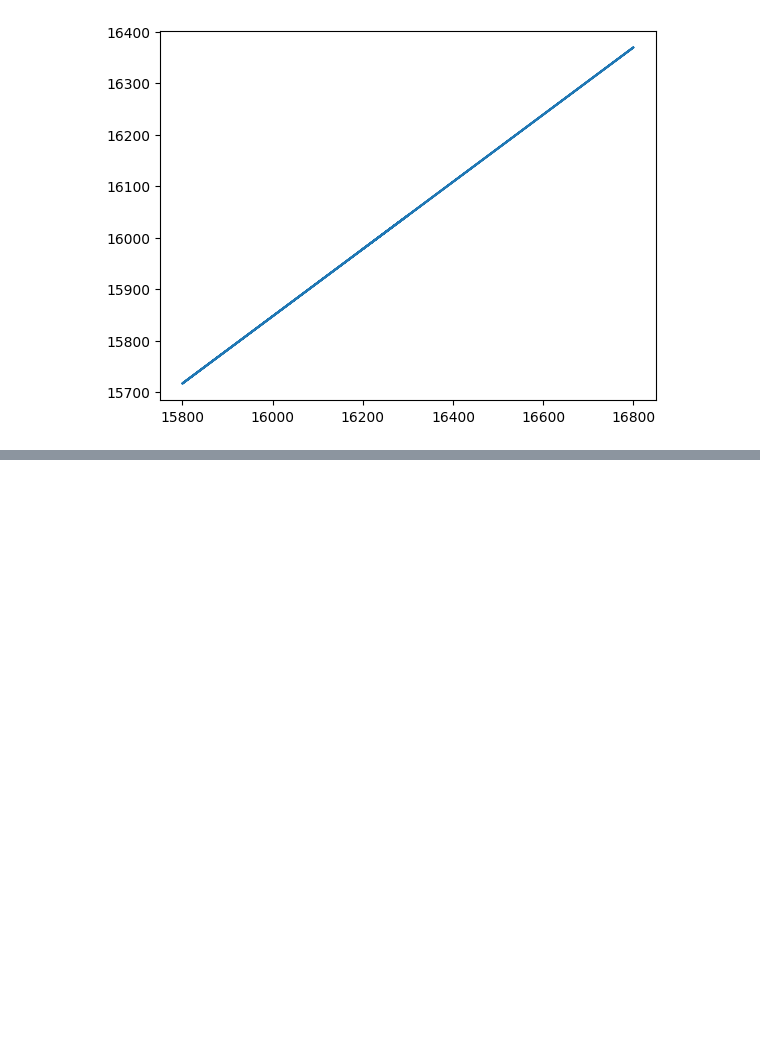
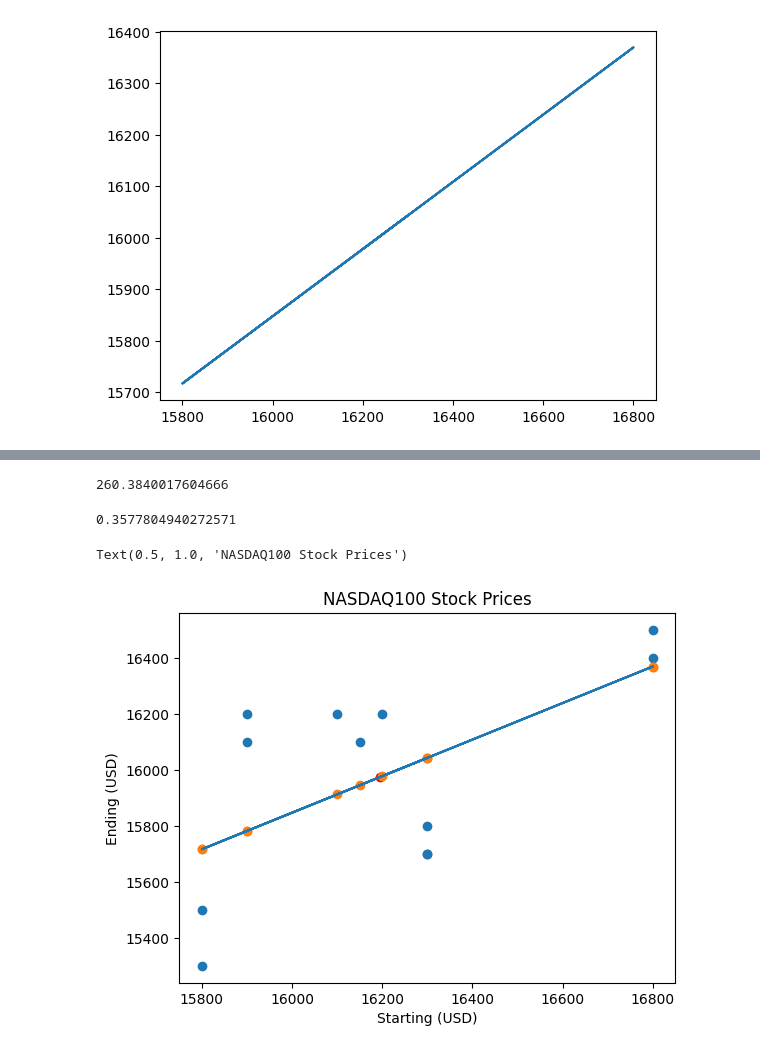
Before and after one commit to asadullahislam/Machine_Learning, a Jupyter notebook: Linear_Regression.ipynb, the cells around one changed output, grey strips where cells are left out. Cells and saved outputs as stored; diff of their text form; code cells hidden in the pictures; blank space fills up the shorter version.

```diff
--- a/Linear_Regression.ipynb
+++ b/Linear_Regression.ipynb
@@ -174,0 +177,2 @@ plt.plot(x, reg.predict(x))
+# %%
+df['lose']=df['Ending (USD)'] - df['predicted_y']
@@ -174,0 +220,20 @@ plt.plot(x, reg.predict(x))
+# %%
+sum(abs(df['lose']))/len(x)
+# %% [output]
+260.3840017604666
+# %%
+#check perfromance
+reg.score(x,y)
+# %% [output]
+0.3577804940272571
+# %%
+plt.plot(x, reg.predict(x))
+plt.scatter(x.mean(), y.mean(), color='red')
+plt.scatter(df['Starting (USD)'],df['Ending (USD)'])
+plt.scatter(df['Starting (USD)'],reg.predict(x))
+plt.xlabel('Starting (USD)')
+plt.ylabel('Ending (USD)')
+plt.title('NASDAQ100 Stock Prices')
+# %% [output]
+Text(0.5, 1.0, 'NASDAQ100 Stock Prices')
+[figure, added]
```
Also changed, not shown: parts of 8 cells of this notebook.
